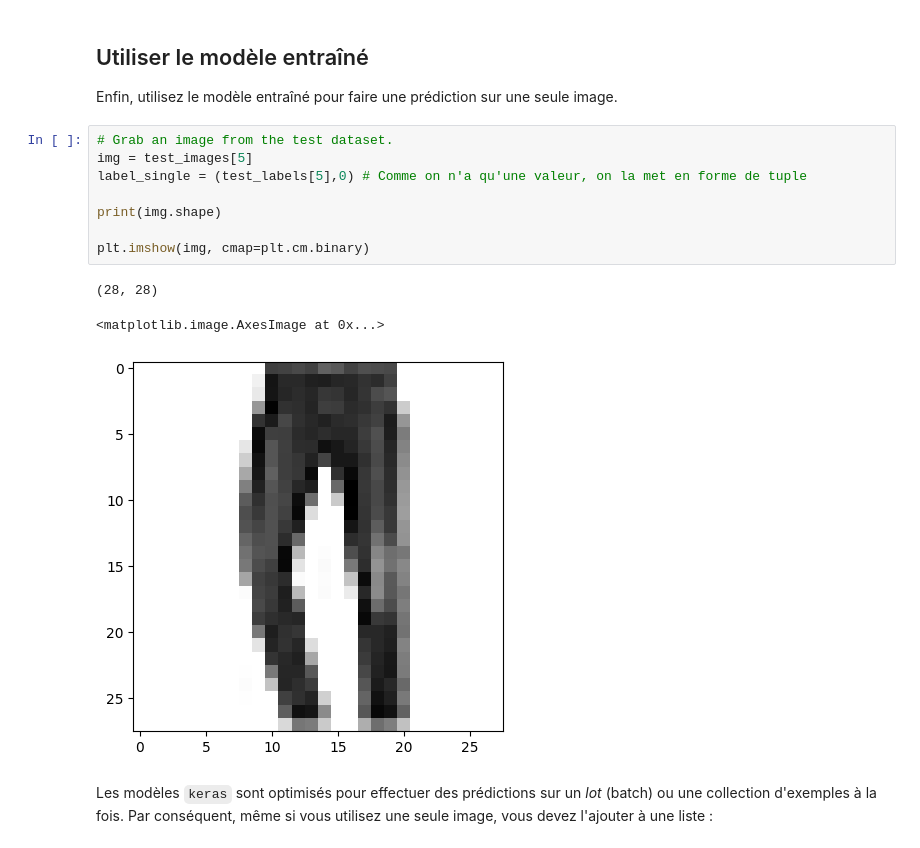
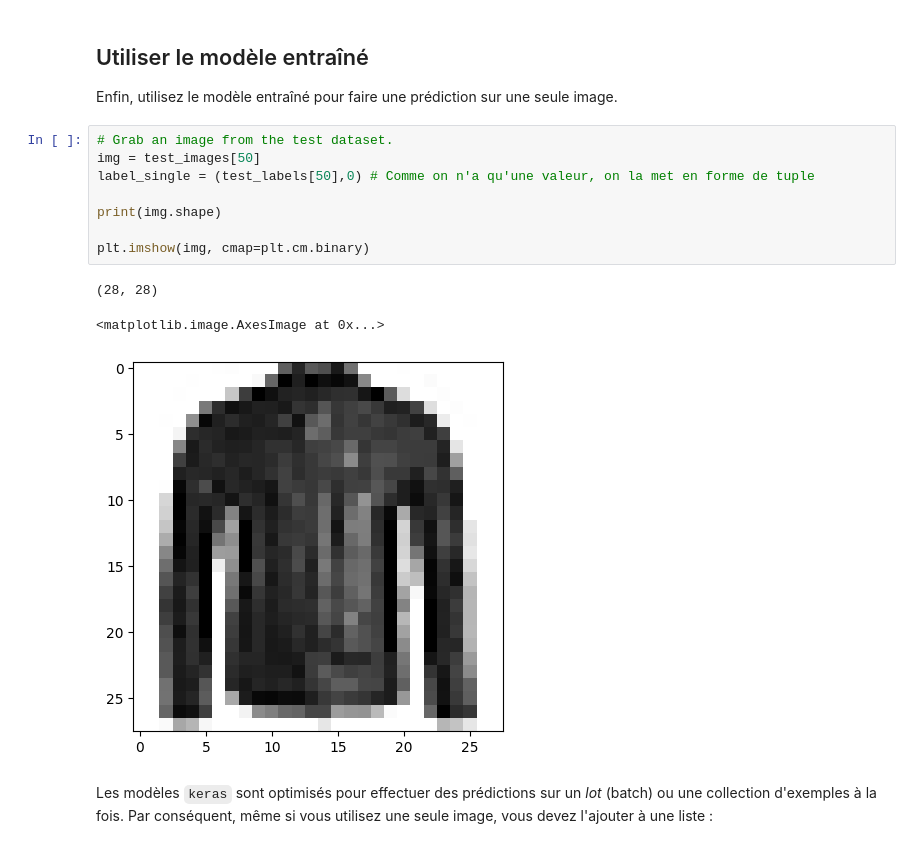
Before and after one commit to lsteffenel/CHPS0704, a Jupyter notebook: TP4/03_Classification_FashionMNIST.ipynb, the cells around one changed output. Drawn from its saved outputs; the diff is of its cells as text.

```diff
--- a/TP4/03_Classification_FashionMNIST.ipynb
+++ b/TP4/03_Classification_FashionMNIST.ipynb
@@ -606,16 +606,16 @@ for i in range(num_images):
 Enfin, utilisez le modèle entraîné pour faire une prédiction sur une seule image.
 # %%
 # Grab an image from the test dataset.
-img = test_images[5]
-label_single = (test_labels[5],0) # Comme on n'a qu'une valeur, on la met en forme de tuple
+img = test_images[50]
+label_single = (test_labels[50],0) # Comme on n'a qu'une valeur, on la met en forme de tuple
 
 print(img.shape)
 
 plt.imshow(img, cmap=plt.cm.binary)
 # %% [output]
 (28, 28)
 <matplotlib.image.AxesImage at 0x...>
-[figure, old version]
+[figure, new version]
 # %% [markdown]
 Les modèles `keras` sont optimisés pour effectuer des prédictions sur un *lot* (batch) ou une collection d'exemples à la fois. Par conséquent, même si vous utilisez une seule image, vous devez l'ajouter à une liste :
 # %%
```
Also changed, not shown: parts of 15 cells of this notebook.
